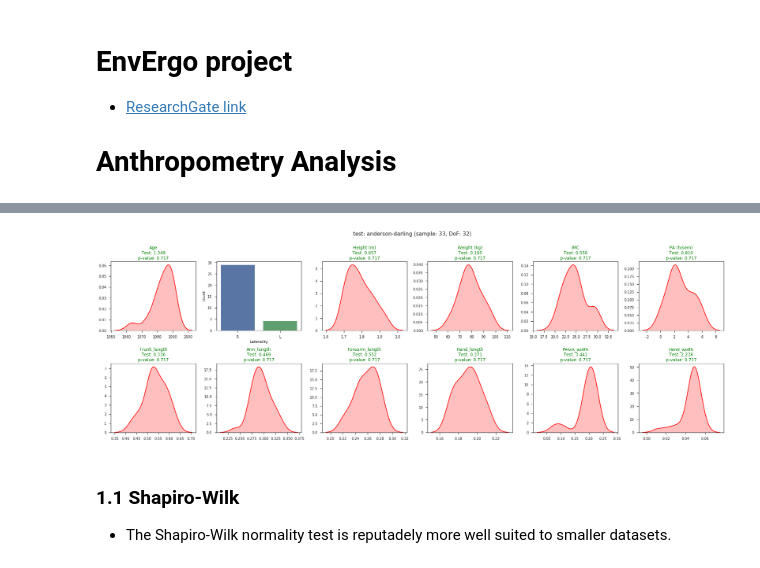
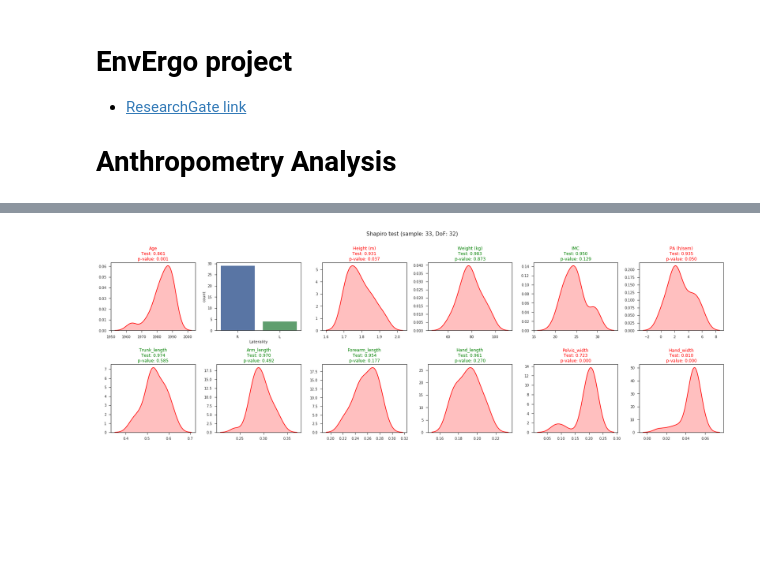
Before and after one commit to romainmartinez/envergo, a Jupyter notebook: 0_anthropo.ipynb, the cells around one changed output, grey strips where cells are left out. Cells and saved outputs as stored; diff of their text form; code cells hidden in the pictures; blank space fills up the shorter version.

```diff
--- a/0_anthropo.ipynb
+++ b/0_anthropo.ipynb
@@ -40,33 +35,21 @@ AndersonResult(statistic=0.37063169871272095, critical_values=array([ 0.524,  0.
 # %%
-def normality_test(dataframe, kind='shapiro'):
-    # various normality test functions
-    normality_fct = {
-        'shapiro': scipy.stats.shapiro,
-        'anderson-darling': scipy.stats.anderson,
-        'agostino-pearson': scipy.stats.mstats.normaltest
-    }
+fig, axs = plt.subplots(2, 6, figsize=(25, 8))
+# get numeric columns
+numeric_col = df.dtypes[df.dtypes != "object"].index
 
-    fig, axs = plt.subplots(2, 6, figsize=(25, 8))
-    # get numeric columns
-    numeric_col = df.dtypes[df.dtypes != "object"].index
+for ivar, ax in zip(df.drop('Location', axis=1), axs.ravel()):
+    if ivar in numeric_col:
+        # normality test
+        test = scipy.stats.shapiro(df[ivar])
+        color = 'g' if test[1] > 0.05 else 'r'
+        ax.set_title('{}\nTest: {:.3f}\np-value: {:.3f}'.format(ivar, test[0], test[1]), color=color)
+        sns.kdeplot(df[ivar], shade=True, color="r", ax=ax)
+        ax.legend_.remove()
+    else:
+        sns.countplot(x=ivar, data=df, ax=ax)
 
-    for ivar, ax in zip(df.drop('Location', axis=1), axs.ravel()) :
-        if ivar in numeric_col:
-            # normality test
-            test = normality_fct[kind](df[ivar])
-            result = test[1][2] if kind == 'anderson-darling' else test[1]
-            color = 'g' if result > 0.05 else 'r'
-            ax.set_title('{}\nTest: {:.3f}\np-value: {:.3f}'.format(ivar, test[0], result), color=color)
-            sns.kdeplot(df[ivar], shade=True, color="r", ax=ax)
-            ax.legend_.remove()
-        else:
-            sns.countplot(x=ivar, data=df, ax=ax)
-    fig.tight_layout()
-    fig.suptitle('test: {} (sample: {}, DoF: {})'.format(kind, df[ivar].size, df[ivar].size - 1), y=1.05, fontsize=15)
-
-normality_test(df, kind='anderson-darling')
+fig.tight_layout()
+fig.suptitle('Shapiro test (sample: {}, DoF: {})'.format(df[ivar].size, df[ivar].size - 1), y=1.05, fontsize=15)
+plt.show()
 # %% [output]
-[figure, old version]
+[figure, new version]
-# %% [markdown]
-### 1.1 Shapiro-Wilk
-- The Shapiro-Wilk normality test is reputadely more well suited to smaller datasets.
```
Also changed, not shown: parts of 15 cells of this notebook.
